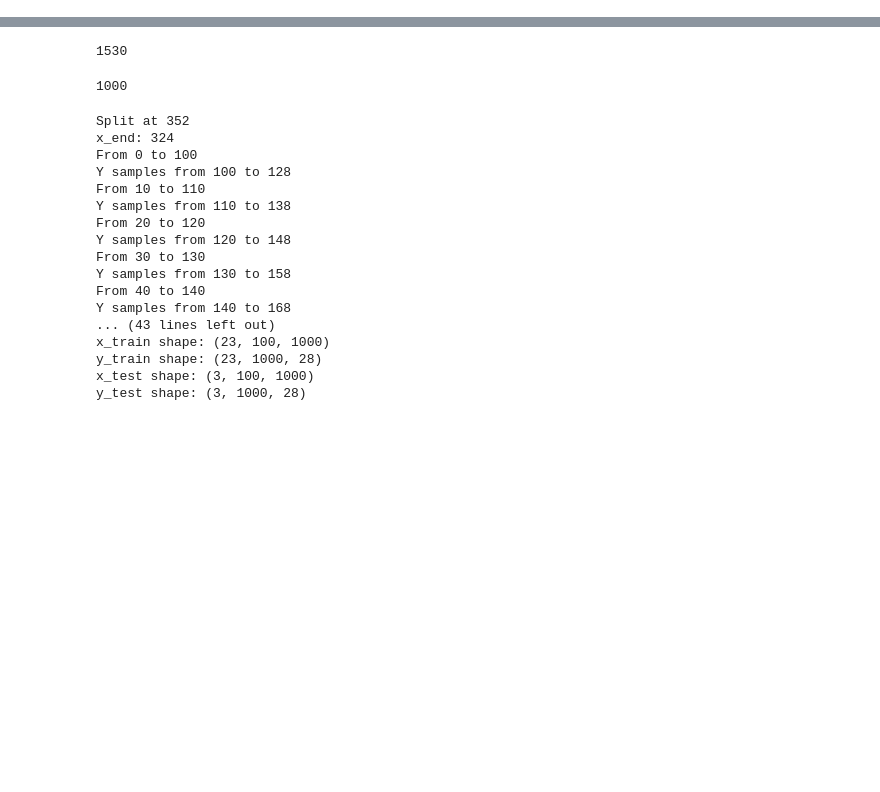
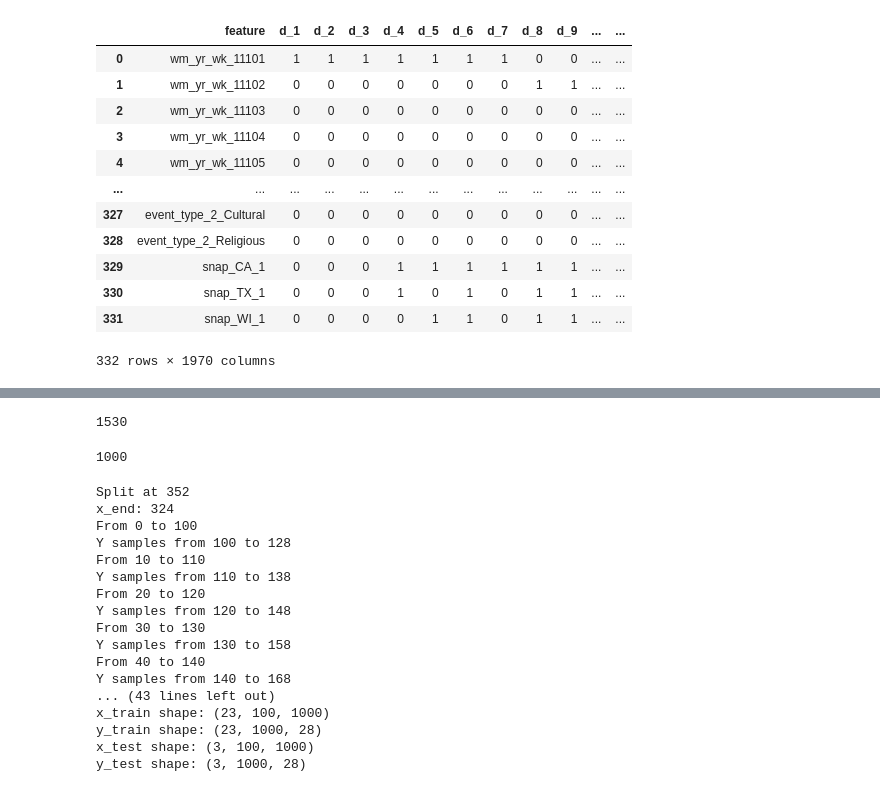
Before and after one commit to mcgovey/kaggle-m5-lstm-predictions-2020, a Jupyter notebook: M5_Exploration_Loop.ipynb, the cells around one changed output, grey strips where cells are left out. Drawn from its saved outputs; the diff is of its cells as text; code cells hidden in the pictures; blank space fills up the shorter version.

```diff
--- a/M5_Exploration_Loop.ipynb
+++ b/M5_Exploration_Loop.ipynb
@@ -52,0 +67,24 @@ sell_prices_df.head()
+# %%
+cal_struct_df = cal_df.drop(['date','wday','d','month','year'], axis=1)
+cal_struct_df = cal_struct_df.replace({"'":""," ":""}, regex=True)
+cal_struct_df = pd.get_dummies(cal_struct_df.astype(str))
+cal_struct_df = cal_struct_df.drop(['event_name_1_nan','event_type_1_nan','event_name_2_nan','event_type_2_nan',
+                                   'snap_CA_0','snap_TX_0','snap_WI_0'], axis=1)
+cal_struct_df = cal_struct_df.T
+cal_struct_df = cal_struct_df.reset_index()
+cal_struct_df.columns = ['feature',*cal_df['d']]
+cal_struct_df
+# %% [output]
+|  | feature | d_1 | d_2 | d_3 | d_4 | d_5 | d_6 | d_7 | d_8 | d_9 | ... | ... |
+| 0 | wm_yr_wk_11101 | 1 | 1 | 1 | 1 | 1 | 1 | 1 | 0 | 0 | ... | ... |
+| 1 | wm_yr_wk_11102 | 0 | 0 | 0 | 0 | 0 | 0 | 0 | 1 | 1 | ... | ... |
+| 2 | wm_yr_wk_11103 | 0 | 0 | 0 | 0 | 0 | 0 | 0 | 0 | 0 | ... | ... |
+| 3 | wm_yr_wk_11104 | 0 | 0 | 0 | 0 | 0 | 0 | 0 | 0 | 0 | ... | ... |
+| 4 | wm_yr_wk_11105 | 0 | 0 | 0 | 0 | 0 | 0 | 0 | 0 | 0 | ... | ... |
+| ... | ... | ... | ... | ... | ... | ... | ... | ... | ... | ... | ... | ... |
+| 327 | event_type_2_Cultural | 0 | 0 | 0 | 0 | 0 | 0 | 0 | 0 | 0 | ... | ... |
+| 328 | event_type_2_Religious | 0 | 0 | 0 | 0 | 0 | 0 | 0 | 0 | 0 | ... | ... |
+| 329 | snap_CA_1 | 0 | 0 | 0 | 1 | 1 | 1 | 1 | 1 | 1 | ... | ... |
+| 330 | snap_TX_1 | 0 | 0 | 0 | 1 | 0 | 1 | 0 | 1 | 1 | ... | ... |
+| 331 | snap_WI_1 | 0 | 0 | 0 | 0 | 1 | 1 | 0 | 1 | 1 | ... | ... |
+332 rows × 1970 columns
```
Also changed, not shown: parts of 31 cells of this notebook, 1 other file.
